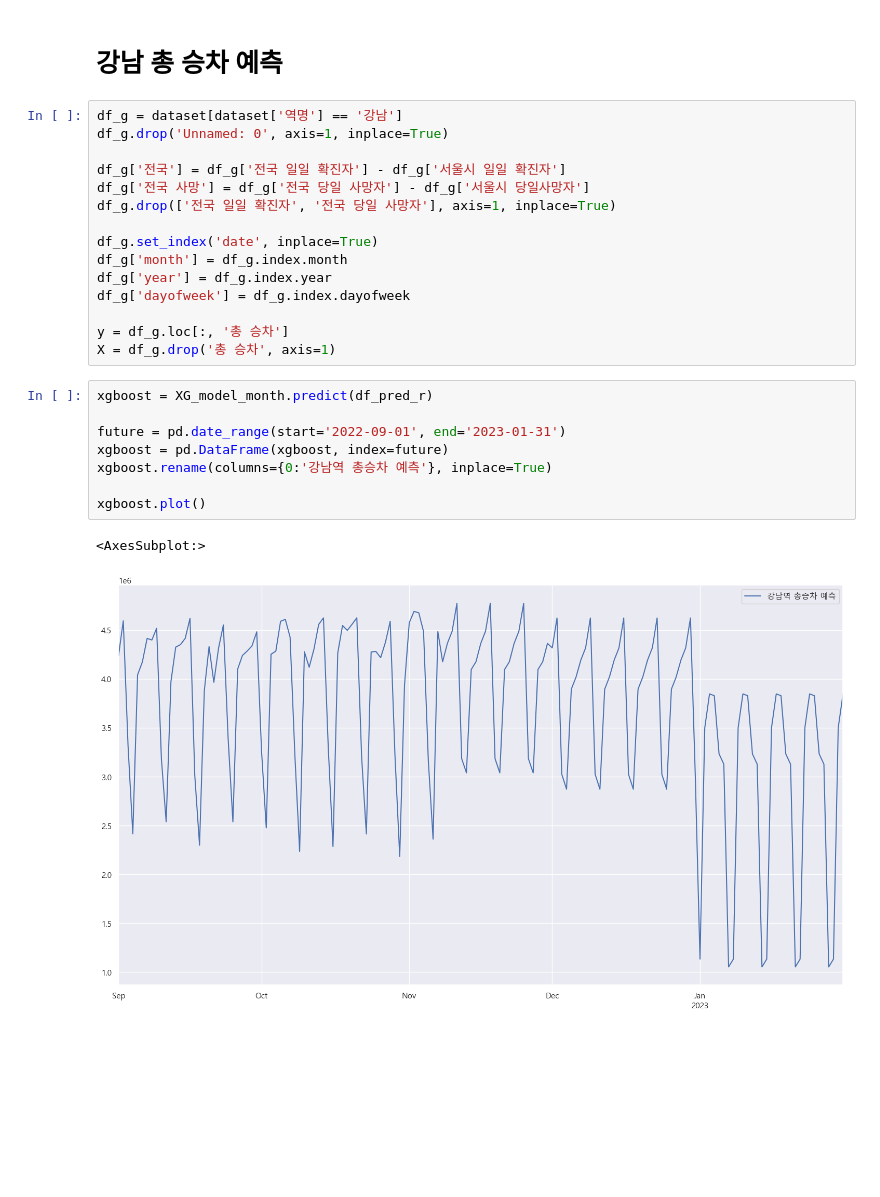
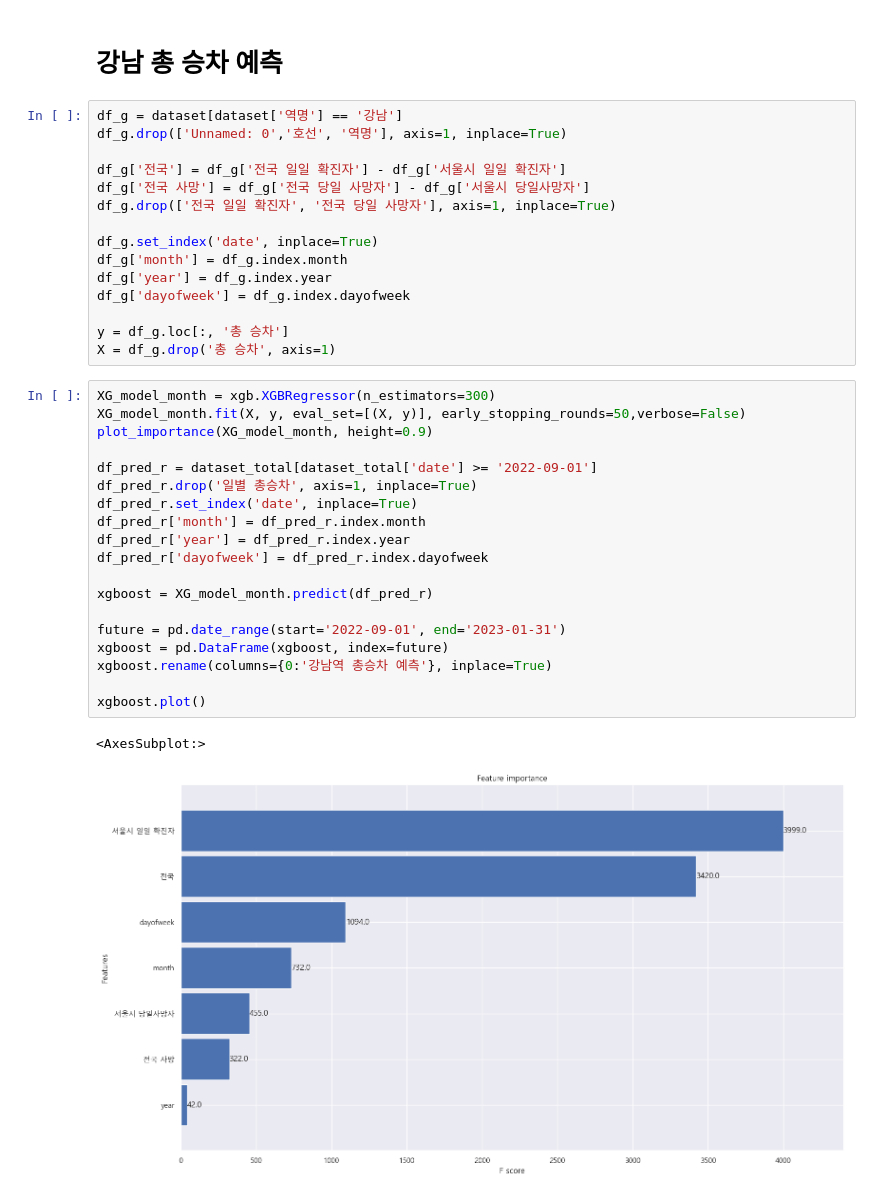
Before and after one commit to L2egg/L2egg, a Jupyter notebook: 결과.ipynb, the cells around one changed output. Cells and saved outputs as stored; diff of their text form; blank space fills up the shorter version.

```diff
--- a/결과.ipynb
+++ b/결과.ipynb
@@ -309,7 +310,7 @@ xgboost.plot()
 # 강남 총 승차 예측
 # %%
 df_g = dataset[dataset['역명'] == '강남']
-df_g.drop('Unnamed: 0', axis=1, inplace=True)
+df_g.drop(['Unnamed: 0','호선', '역명'], axis=1, inplace=True)
 
 df_g['전국'] = df_g['전국 일일 확진자'] - df_g['서울시 일일 확진자']
 df_g['전국 사망'] = df_g['전국 당일 사망자'] - df_g['서울시 당일사망자']
@@ -323,13 +324,24 @@ df_g['dayofweek'] = df_g.index.dayofweek
 y = df_g.loc[:, '총 승차']
 X = df_g.drop('총 승차', axis=1)
 # %%
+XG_model_month = xgb.XGBRegressor(n_estimators=300)
+XG_model_month.fit(X, y, eval_set=[(X, y)], early_stopping_rounds=50,verbose=False)
+plot_importance(XG_model_month, height=0.9)
+
+df_pred_r = dataset_total[dataset_total['date'] >= '2022-09-01']
+df_pred_r.drop('일별 총승차', axis=1, inplace=True)
+df_pred_r.set_index('date', inplace=True)
+df_pred_r['month'] = df_pred_r.index.month
+df_pred_r['year'] = df_pred_r.index.year
+df_pred_r['dayofweek'] = df_pred_r.index.dayofweek
+
 xgboost = XG_model_month.predict(df_pred_r)
 
 future = pd.date_range(start='2022-09-01', end='2023-01-31')
 xgboost = pd.DataFrame(xgboost, index=future)
 xgboost.rename(columns={0:'강남역 총승차 예측'}, inplace=True)
 
 xgboost.plot()
 # %% [output]
 <AxesSubplot:>
-[figure, old version]
+[figure, new version]
```
Also changed, not shown: parts of 4 cells of this notebook.
